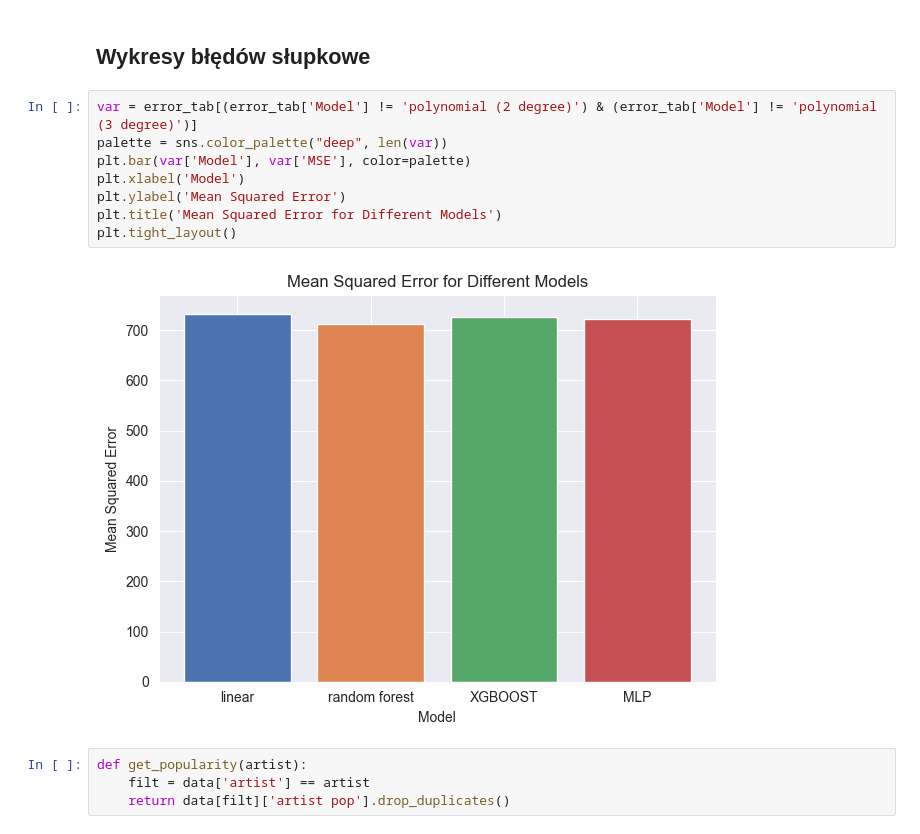
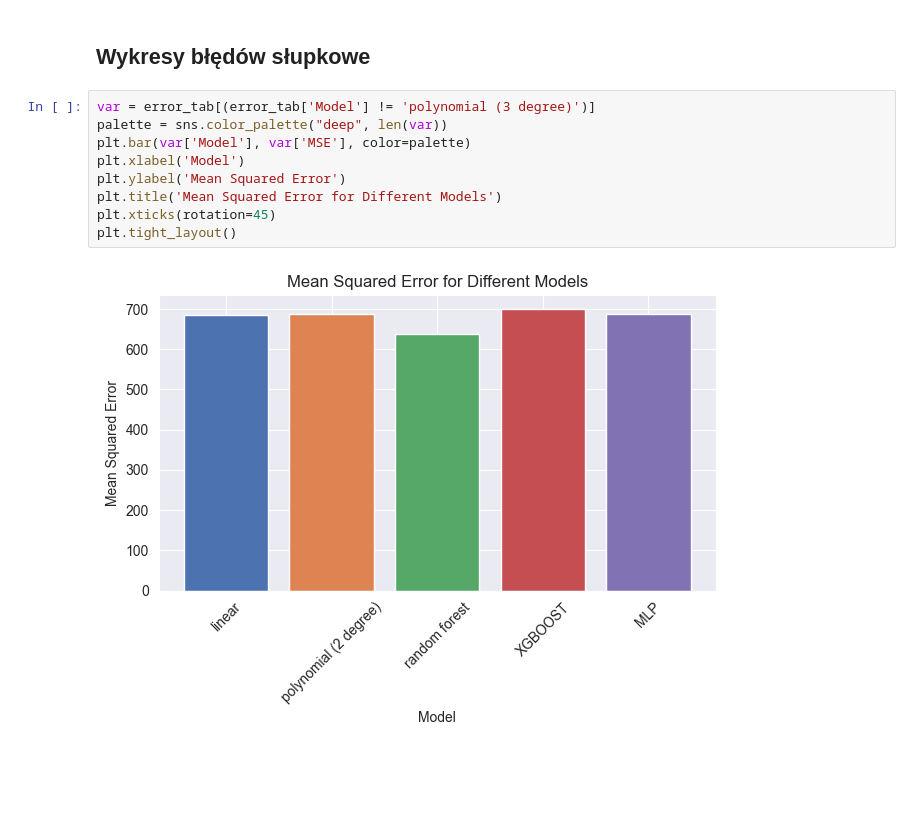
Before and after one commit to aleksandra0014/spotify_predictor_and_recommendation, a Jupyter notebook: predictions.ipynb, the cells around one changed output. Drawn from its saved outputs; the diff is of its cells as text; blank space fills up the shorter version.

```diff
--- a/predictions.ipynb
+++ b/predictions.ipynb
@@ -398,16 +397,13 @@ def tabela(y_pred):
 # %% [markdown]
 ## Wykresy błędów słupkowe
 # %%
-var = error_tab[(error_tab['Model'] != 'polynomial (2 degree)') & (error_tab['Model'] != 'polynomial (3 degree)')]
+var = error_tab[(error_tab['Model'] != 'polynomial (3 degree)')]
 palette = sns.color_palette("deep", len(var))
 plt.bar(var['Model'], var['MSE'], color=palette)
 plt.xlabel('Model')
 plt.ylabel('Mean Squared Error')
 plt.title('Mean Squared Error for Different Models')
+plt.xticks(rotation=45)
 plt.tight_layout()
 # %% [output]
-[figure, old version]
+[figure, new version]
-# %%
-def get_popularity(artist):
-    filt = data['artist'] == artist
-    return data[filt]['artist pop'].drop_duplicates()
```
Also changed, not shown: parts of 14 cells of this notebook, 4 other files.
